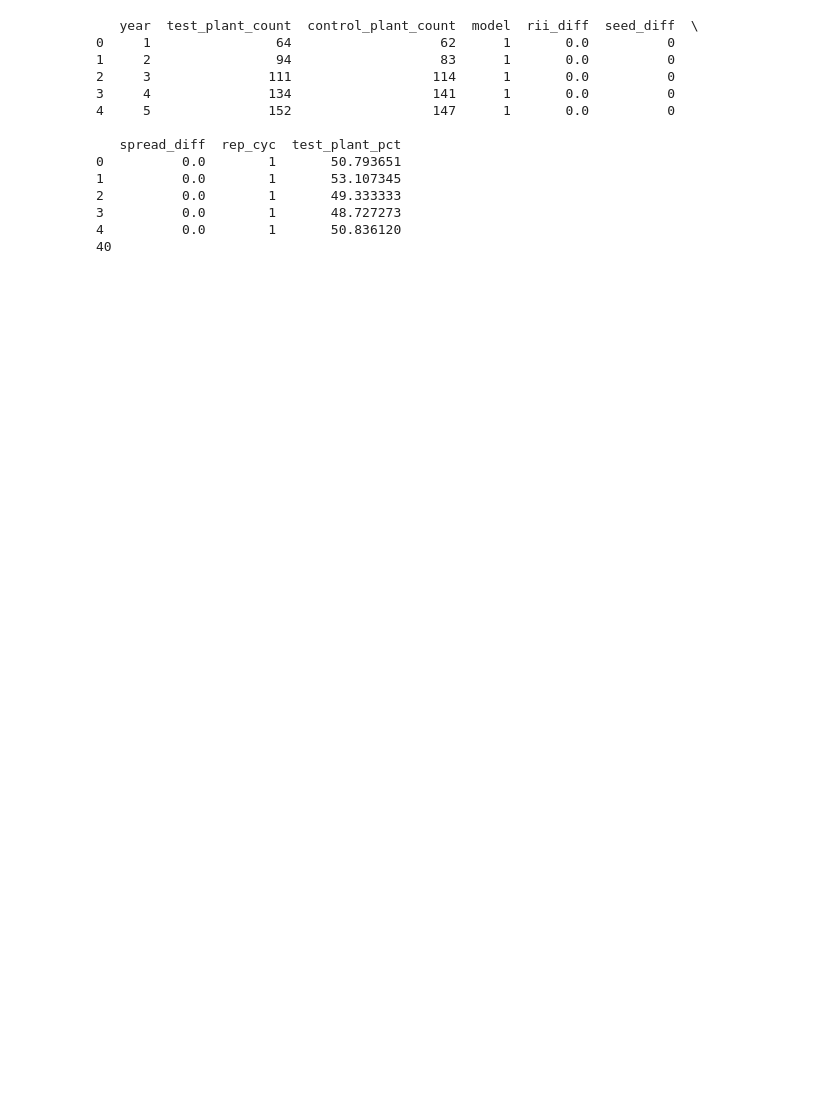
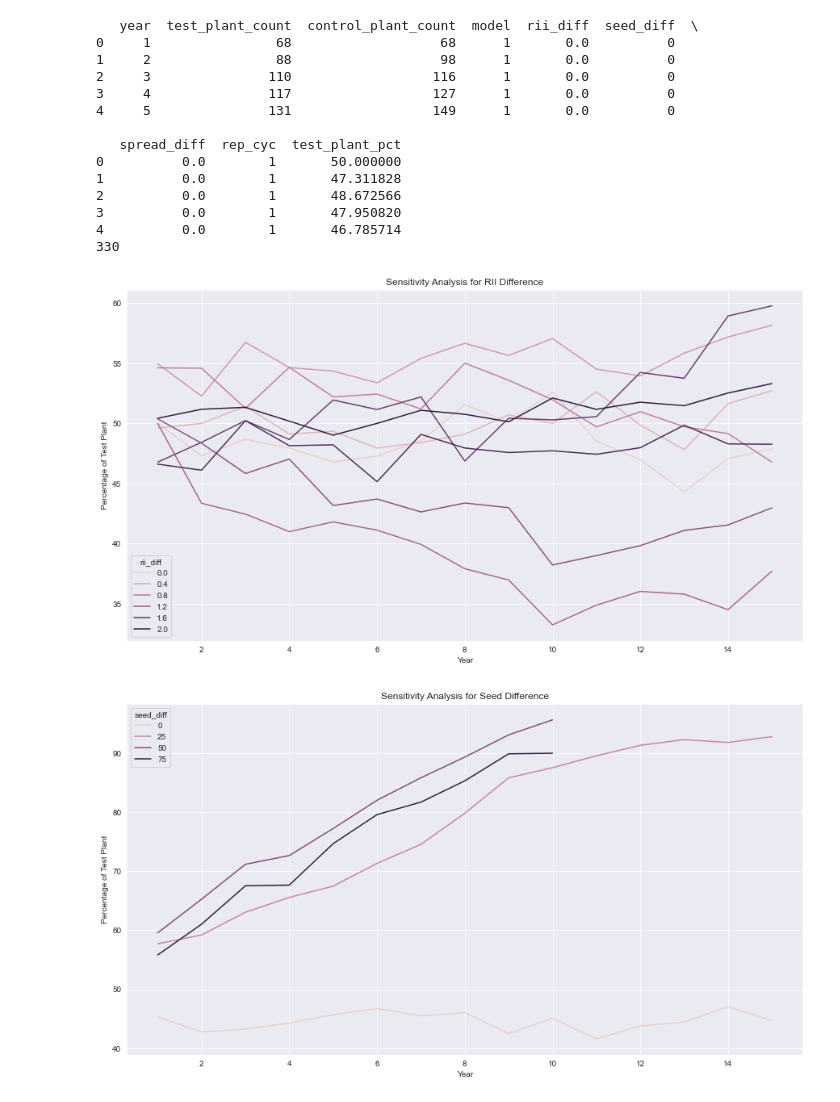
Before and after one commit to Hunterb9101/stochastic-plant-model, a Jupyter notebook: sensitivity_analysis_plots.ipynb, the cells around one changed output. Saved outputs shown, nothing was run; the diff lists cells and outputs as text; code cells hidden in the pictures; blank space fills up the shorter version.

```diff
--- a/sensitivity_analysis_plots.ipynb
+++ b/sensitivity_analysis_plots.ipynb
@@ -33,6 +19,6 @@ Matplotlib Version: 3.3.3
 Seaborn Version: 0.11.1
 # %%
-SENSITIVITY_ANALYSIS = "sensitivity-analysis-202105311748-debug"
+SENSITIVITY_ANALYSIS = "sensitivity-analysis-202106191741"
 output_files = glob(f"reports/{SENSITIVITY_ANALYSIS}/model-*/out.csv")
 
 model_param = pd.read_csv(f"reports/{SENSITIVITY_ANALYSIS}.csv")
@@ -58,16 +44,52 @@ print(df.head())
 print(len(df))
 # %% [output]
    year  test_plant_count  control_plant_count  model  rii_diff  seed_diff  \
-0     1                64                   62      1       0.0          0
-1     2                94                   83      1       0.0          0
-2     3               111                  114      1       0.0          0
-3     4               134                  141      1       0.0          0
-4     5               152                  147      1       0.0          0
+0     1                68                   68      1       0.0          0
+1     2                88                   98      1       0.0          0
+2     3               110                  116      1       0.0          0
+3     4               117                  127      1       0.0          0
+4     5               131                  149      1       0.0          0
 
    spread_diff  rep_cyc  test_plant_pct
-0          0.0        1       50.793651
-1          0.0        1       53.107345
-2          0.0        1       49.333333
-3          0.0        1       48.727273
-4          0.0        1       50.836120
-40
+0          0.0        1       50.000000
+1          0.0        1       47.311828
+2          0.0        1       48.672566
+3          0.0        1       47.950820
+4          0.0        1       46.785714
+330
+# %%
+tests = {
+    "rii_diff": {
+        "name": "RII Difference",
+        "models": [x for x in range(1, 10)],
+    },
+    "seed_diff": {
+        "name": "Seed Difference",
+        "models": [x for x in range(10, 14)]
+    },
+    "spread_diff": {
+        "name": "Seed Spread Difference",
+        "models": [x for x in range(14, 21)]
+    },
+    "rep_cyc": {
+        "name": "Reproduction Cycles",
+        "models": [x for x in range(21, 23)]
+    }
+}
+# %%
+for t in tests:
+    test_df = df[df["model"].isin(tests[t]["models"])]
+    plt.figure(figsize=(15, 8))
+    fig = sns.lineplot(x="year", y="test_plant_pct", hue=t, data=test_df)
+    fig.set(
+        title=f"Sensitivity Analysis for {tests[t]['name']}",
+        xlabel="Year",
+        ylabel="Percentage of Test Plant"
+    )
+
+    fig = fig.get_figure()
+    fig.savefig(f"reports/{SENSITIVITY_ANALYSIS}/graphs/test-{t}.png")
+    plt.show()
+# %% [output]
+[figure, added]
+[figure, added]
```
Also changed, not shown: parts of 9 cells of this notebook, 1 other file.
